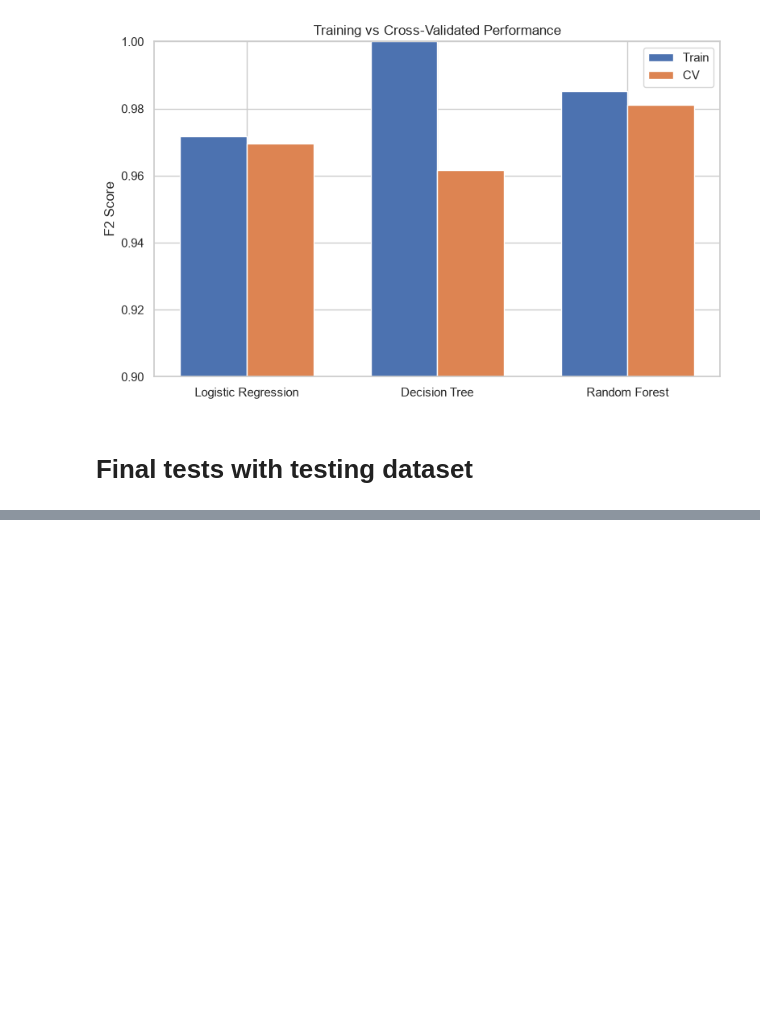
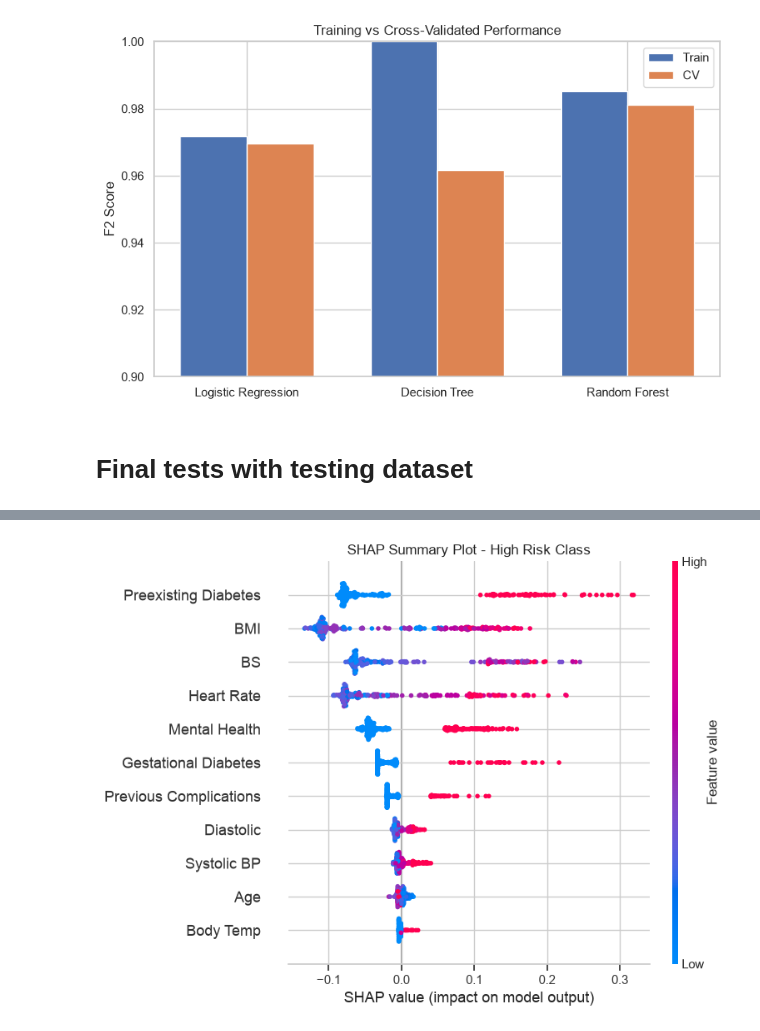
Before and after one commit to AislingLangston/maternal_health_ml_model, a Jupyter notebook: assignment_2.ipynb, the cells around one changed output, grey strips where cells are left out. Saved outputs shown, nothing was run; the diff lists cells and outputs as text; code cells hidden in the pictures; blank space fills up the shorter version.

```diff
--- a/assignment_2.ipynb
+++ b/assignment_2.ipynb
@@ -506,0 +587,19 @@ print(f"F2 Score : {fbeta_score(y_test, y_pred_lr, beta=2):.3f}")
+# %%
+rf_model = best_rf.named_steps['clf']
+
+background = shap.sample(X_trainval, 100, random_state=42)
+explainer = shap.TreeExplainer(rf_model, background)
+
+shap_values = explainer.shap_values(X_test)
+# %%
+shap.summary_plot(
+    shap_values[:, :, 1],
+    X_test,
+    show=False
+)
+
+plt.title('SHAP Summary Plot - High Risk Class')
+plt.tight_layout()
+plt.show()
+# %% [output]
+[figure, added]
```
Also changed, not shown: parts of 11 cells of this notebook, 1 other file.
